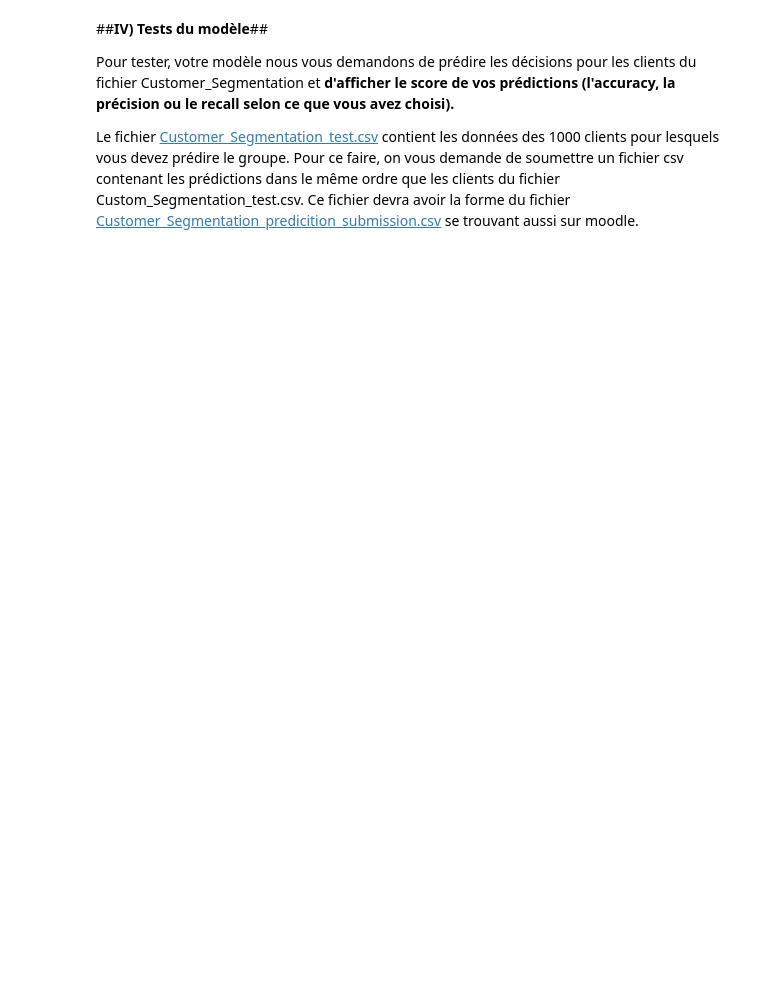
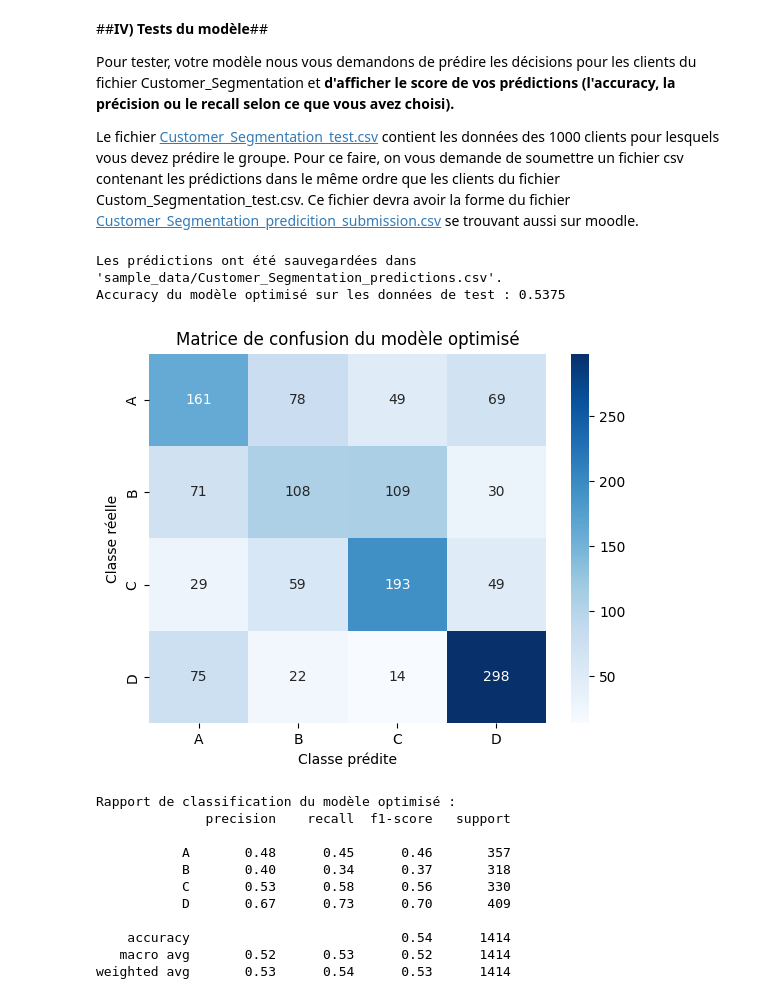
Before and after one commit to emilienDieryck/Projet-IA, a Jupyter notebook: BIN3100_Projet_Data_Science.ipynb, the cells around one changed output. Cells and saved outputs as stored; diff of their text form; code cells hidden in the pictures; blank space fills up the shorter version.

```diff
--- a/BIN3100_Projet_Data_Science.ipynb
+++ b/BIN3100_Projet_Data_Science.ipynb
@@ -531,0 +630,57 @@ Pour ce faire, on vous demande de soumettre un fichier csv contenant les prédic
+# %%
+# Import des bibliothèques nécessaires
+import pandas as pd
+from sklearn.metrics import accuracy_score, confusion_matrix, classification_report  # Importation des métriques
+import seaborn as sns
+import matplotlib.pyplot as plt
+
+# Charger les données de test
+test_data = pd.read_csv('sample_data/Customer_Segmentation_test.csv')
+
+# Prétraitement des données de test (le même que pour les données d'entraînement)
+X_test_final = test_data.drop(columns=['ID'])
+X_test_final = preprocessor.transform(X_test_final)
+
+# Prédictions avec le meilleur modèle
+predictions = best_model.predict(X_test_final)
+
+# Créer un DataFrame pour la soumission
+submission = pd.DataFrame({
+    'ID': pd.read_csv('sample_data/Customer_Segmentation_test.csv')['ID'],
+    'Segmentation': predictions
+})
+
+# Enregistrer les prédictions dans un fichier CSV
+submission.to_csv('sample_data/Customer_Segmentation_predictions.csv', index=False)
+print("Les prédictions ont été sauvegardées dans 'sample_data/Customer_Segmentation_predictions.csv'.")
+
+# Afficher le score (accuracy) du meilleur modèle sur les données de test
+accuracy = accuracy_score(y_test, best_model.predict(X_test))
+print(f"Accuracy du modèle optimisé sur les données de test : {accuracy:.4f}")
+
+# Afficher la matrice de confusion
+cm_final = confusion_matrix(y_test, best_model.predict(X_test))
+sns.heatmap(cm_final, annot=True, fmt='d', cmap='Blues', xticklabels=best_model.classes_, yticklabels=best_model.classes_)
+plt.title('Matrice de confusion du modèle optimisé')
+plt.ylabel('Classe réelle')
+plt.xlabel('Classe prédite')
+plt.show()
+
+# Afficher le rapport de classification
+print("Rapport de classification du modèle optimisé :")
+print(classification_report(y_test, best_model.predict(X_test)))
+# %% [output]
+Les prédictions ont été sauvegardées dans 'sample_data/Customer_Segmentation_predictions.csv'.
+Accuracy du modèle optimisé sur les données de test : 0.5375
+[figure, added]
+Rapport de classification du modèle optimisé :
+              precision    recall  f1-score   support
+
+           A       0.48      0.45      0.46       357
+           B       0.40      0.34      0.37       318
+           C       0.53      0.58      0.56       330
+           D       0.67      0.73      0.70       409
+
+    accuracy                           0.54      1414
+   macro avg       0.52      0.53      0.52      1414
+weighted avg       0.53      0.54      0.53      1414
```
Also changed, not shown: parts of 4 cells of this notebook.
